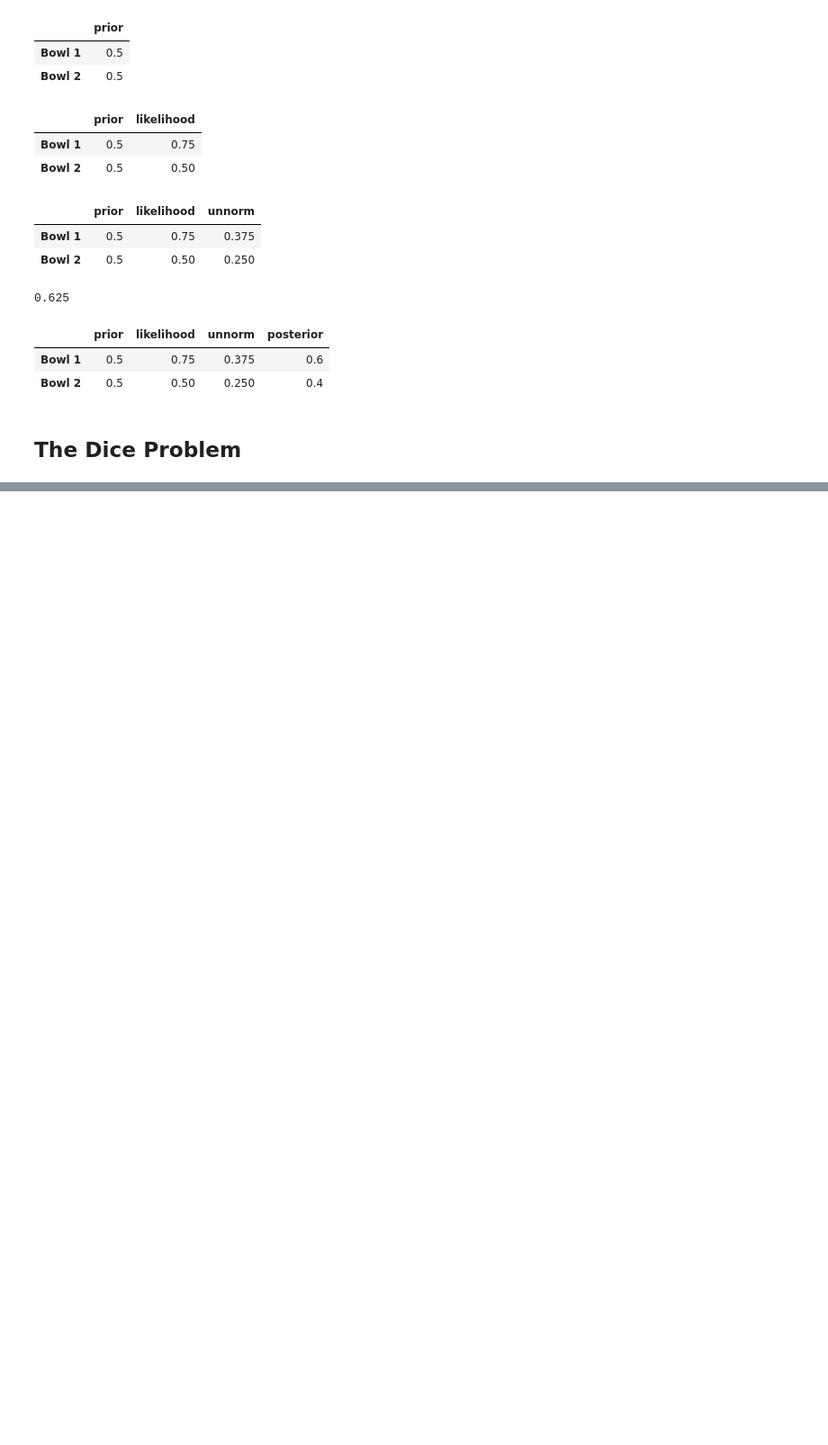
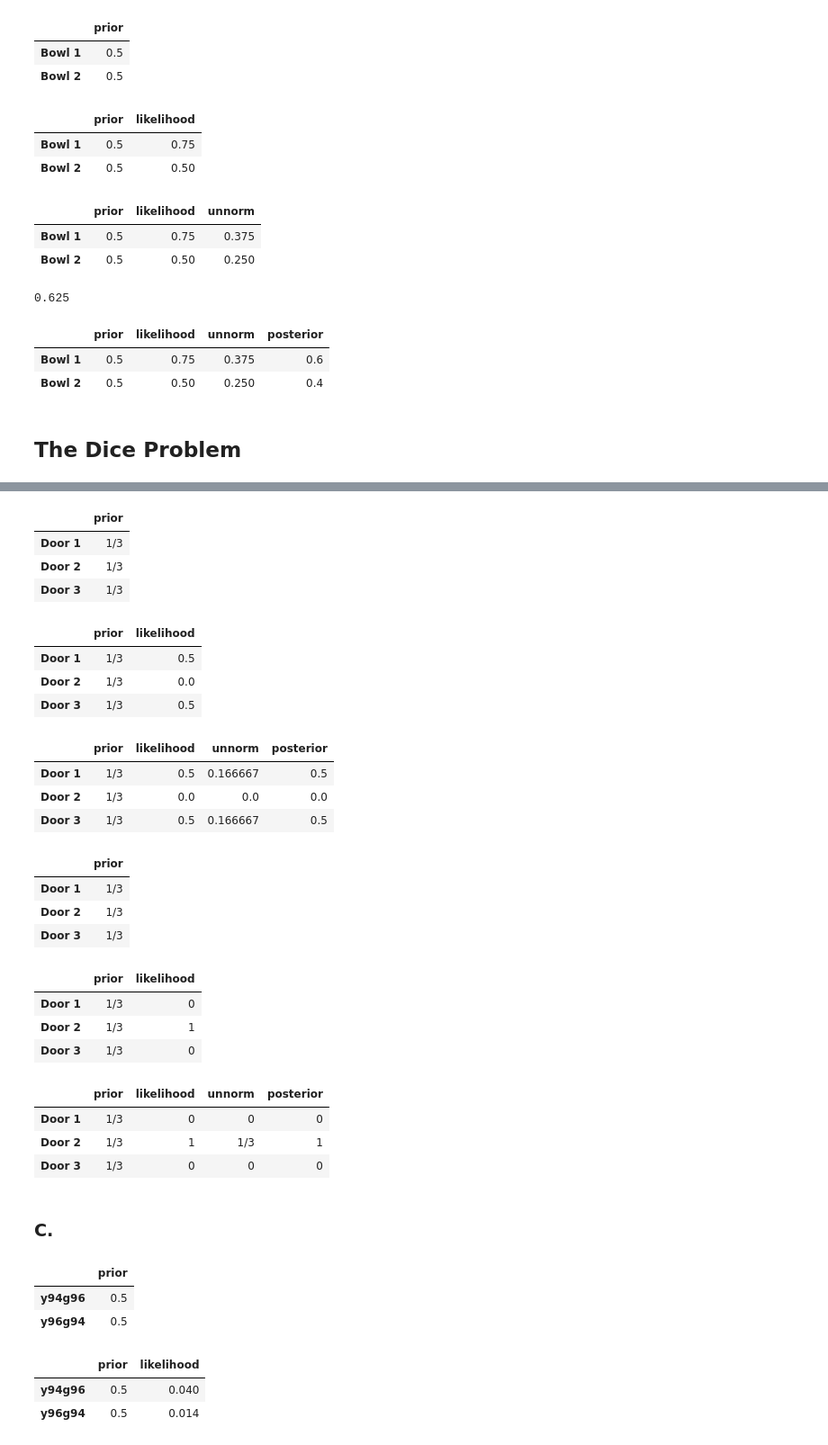
Before and after one commit to pydatawrangler/biwp, a Jupyter notebook: book_think-bayes-2ed/02_tb2_ch2.ipynb, the cells around one changed output, grey strips where cells are left out. Shown: that part at 90% size. Cells and saved outputs as stored; diff of their text form; code cells hidden in the pictures; blank space fills up the shorter version.

```diff
--- a/book_think-bayes-2ed/02_tb2_ch2.ipynb
+++ b/book_think-bayes-2ed/02_tb2_ch2.ipynb
@@ -43,0 +158,67 @@ table
+# %%
+ex3 = pd.DataFrame(index=['Door 1', 'Door 2', 'Door 3'])
+ex3['prior'] = Fraction(1, 3)
+ex3
+# %% [output]
+|  | prior |
+| Door 1 | 1/3 |
+| Door 2 | 1/3 |
+| Door 3 | 1/3 |
+# %%
+ex3['likelihood'] = 0.5, 0, 0.5
+ex3
+# %% [output]
+|  | prior | likelihood |
+| Door 1 | 1/3 | 0.5 |
+| Door 2 | 1/3 | 0.0 |
+| Door 3 | 1/3 | 0.5 |
+# %%
+update(ex3)
+ex3
+# %% [output]
+|  | prior | likelihood | unnorm | posterior |
+| Door 1 | 1/3 | 0.5 | 0.166667 | 0.5 |
+| Door 2 | 1/3 | 0.0 | 0.0 | 0.0 |
+| Door 3 | 1/3 | 0.5 | 0.166667 | 0.5 |
+# %%
+ex3a = pd.DataFrame(index=['Door 1', 'Door 2', 'Door 3'])
+ex3a['prior'] = Fraction(1, 3)
+ex3a
+# %% [output]
+|  | prior |
+| Door 1 | 1/3 |
+| Door 2 | 1/3 |
+| Door 3 | 1/3 |
+# %%
+ex3a['likelihood'] = 0, 1, 0
+ex3a
+# %% [output]
+|  | prior | likelihood |
+| Door 1 | 1/3 | 0 |
+| Door 2 | 1/3 | 1 |
+| Door 3 | 1/3 | 0 |
+# %%
+update(ex3a)
+ex3a
+# %% [output]
+|  | prior | likelihood | unnorm | posterior |
+| Door 1 | 1/3 | 0 | 0 | 0 |
+| Door 2 | 1/3 | 1 | 1/3 | 1 |
+| Door 3 | 1/3 | 0 | 0 | 0 |
+# %% [markdown]
+### C.
+# %%
+ex4 = pd.DataFrame(index=['y94g96', 'y96g94'])
+ex4['prior'] = 1/2
+ex4
+# %% [output]
+|  | prior |
+| y94g96 | 0.5 |
+| y96g94 | 0.5 |
+# %%
+ex4['likelihood'] = 0.2*0.2, 0.14*0.1
+ex4
+# %% [output]
+|  | prior | likelihood |
+| y94g96 | 0.5 | 0.040 |
+| y96g94 | 0.5 | 0.014 |
```
Also changed, not shown: parts of 21 cells of this notebook, 4 other files.
